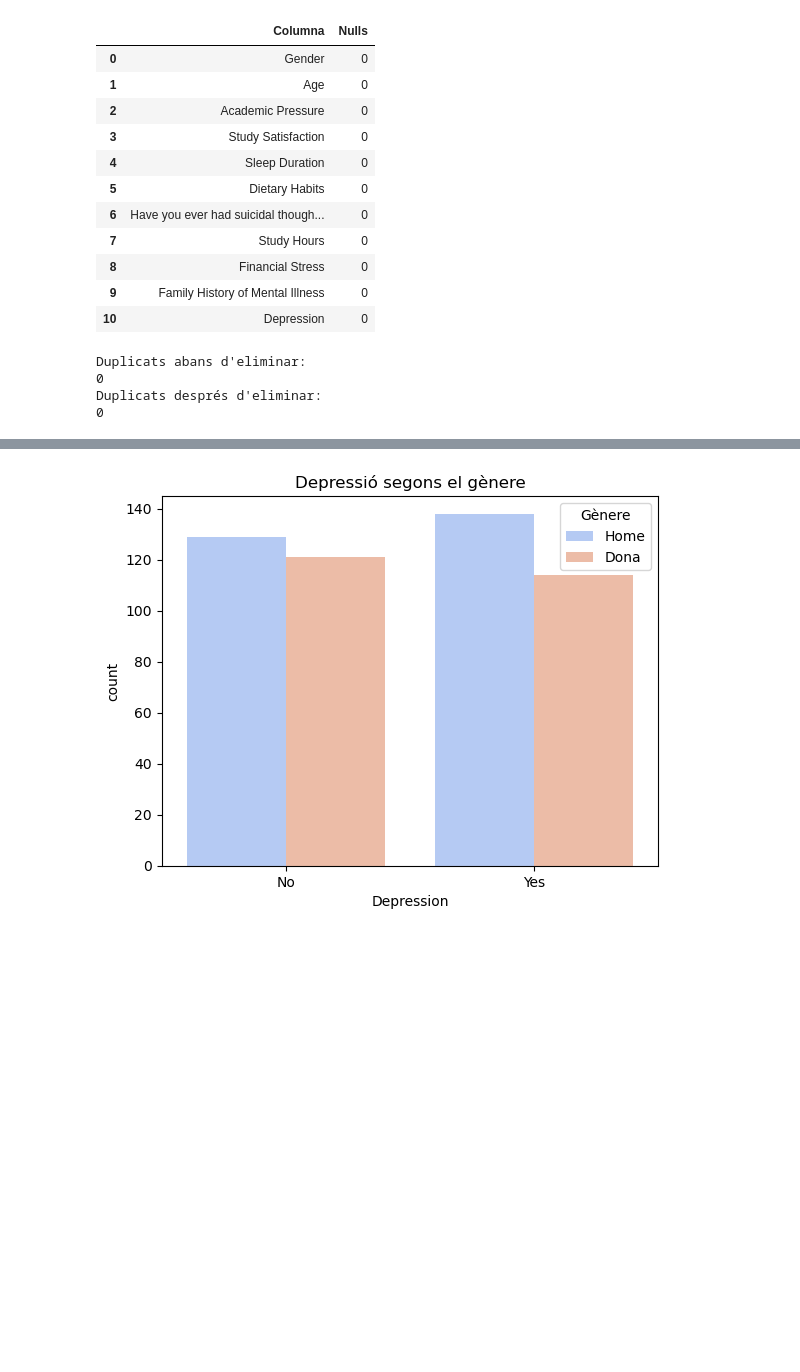
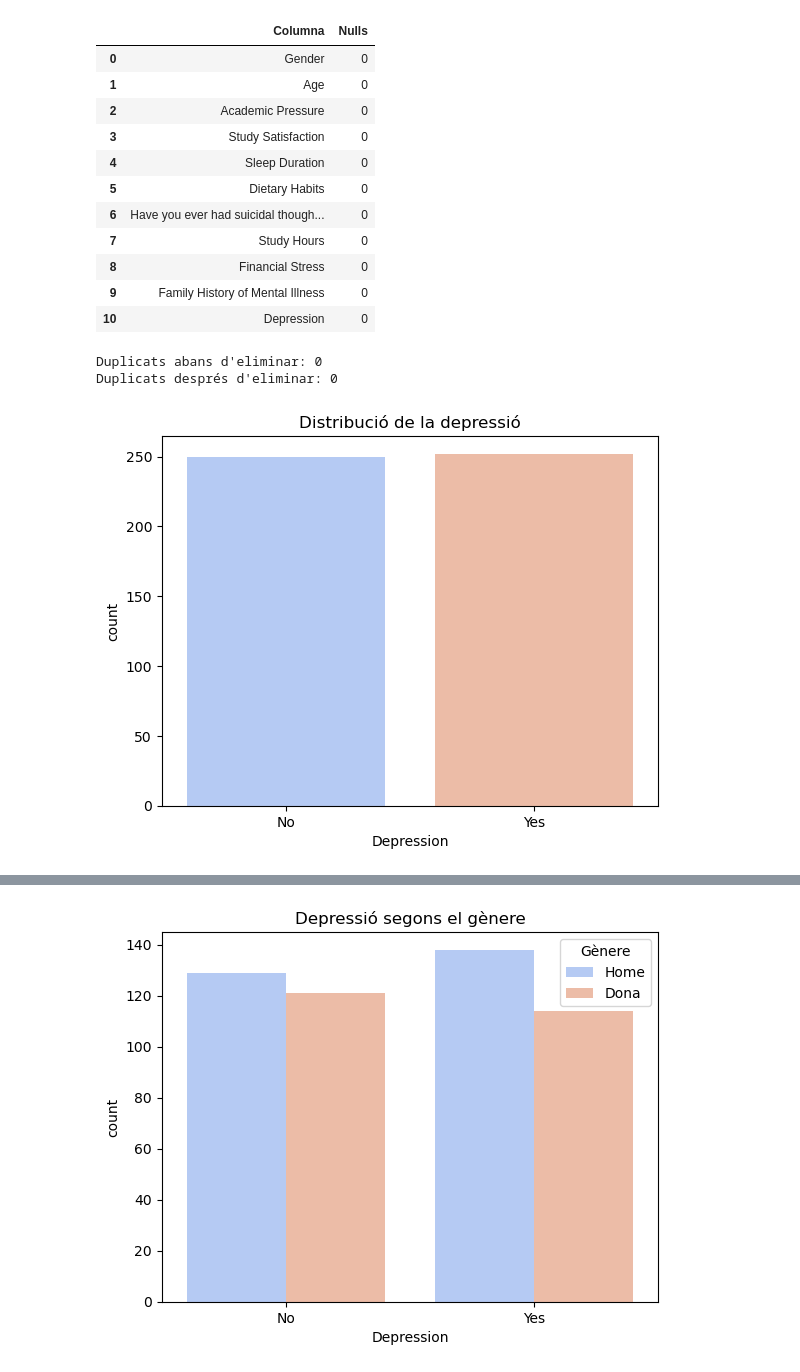
Before and after one commit to Azogue99/Activitat_4_Python_Dataset_Hernandez_Garzon_Azogue_Li, a Jupyter notebook: Notebook_Depression_Student_Arnau.ipynb, the cells around one changed output, grey strips where cells are left out. Cells and saved outputs as stored; diff of their text form; code cells hidden in the pictures; blank space fills up the shorter version.

```diff
--- a/Notebook_Depression_Student_Arnau.ipynb
+++ b/Notebook_Depression_Student_Arnau.ipynb
@@ -35,16 +35,21 @@ display(missing_values)
 | 10 | Depression | 0 |
 # %%
 # Comprovar duplicats i eliminar-los
-print("Duplicats abans d'eliminar:")
-print(data.duplicated().sum())
+print("Duplicats abans d'eliminar:", data.duplicated().sum())
+
 data = data.drop_duplicates()
-print("Duplicats després d'eliminar:")
-print(data.duplicated().sum())
+
+print("Duplicats després d'eliminar:", data.duplicated().sum())
 # %% [output]
-Duplicats abans d'eliminar:
-0
-Duplicats després d'eliminar:
-0
+Duplicats abans d'eliminar: 0
+Duplicats després d'eliminar: 0
+# %%
+# Visualització de dades: distribució de la depressió
+sns.countplot(x='Depression', data=data, hue='Depression', palette='coolwarm')
+plt.title('Distribució de la depressió')
+plt.show()
+# %% [output]
+[figure, added]
 # %%
 # Visualització de dades: distribució de la depressió
 sns.countplot(x='Gender', data=data, hue='Gender', palette='coolwarm')
```
Also changed, not shown: parts of 10 cells of this notebook.
